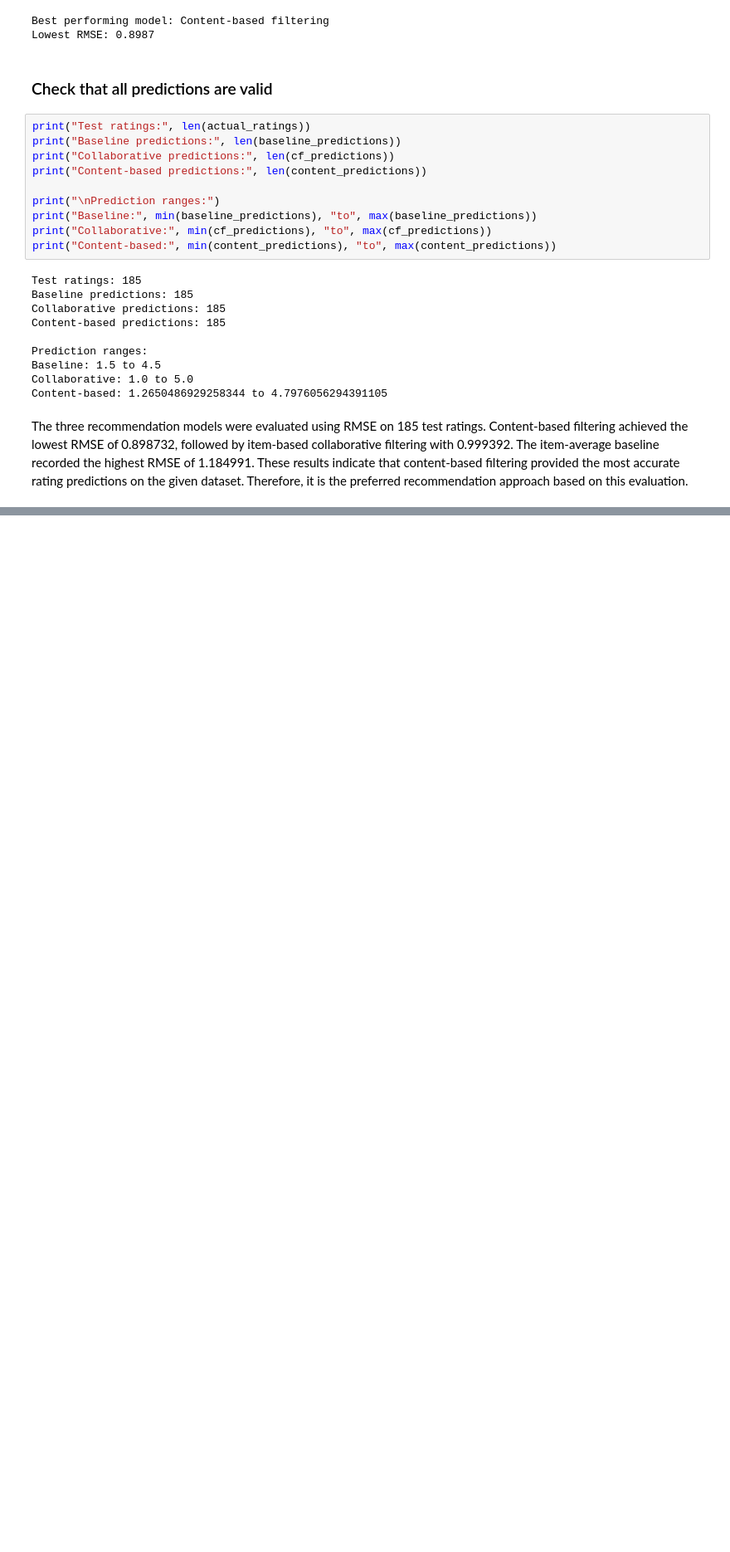
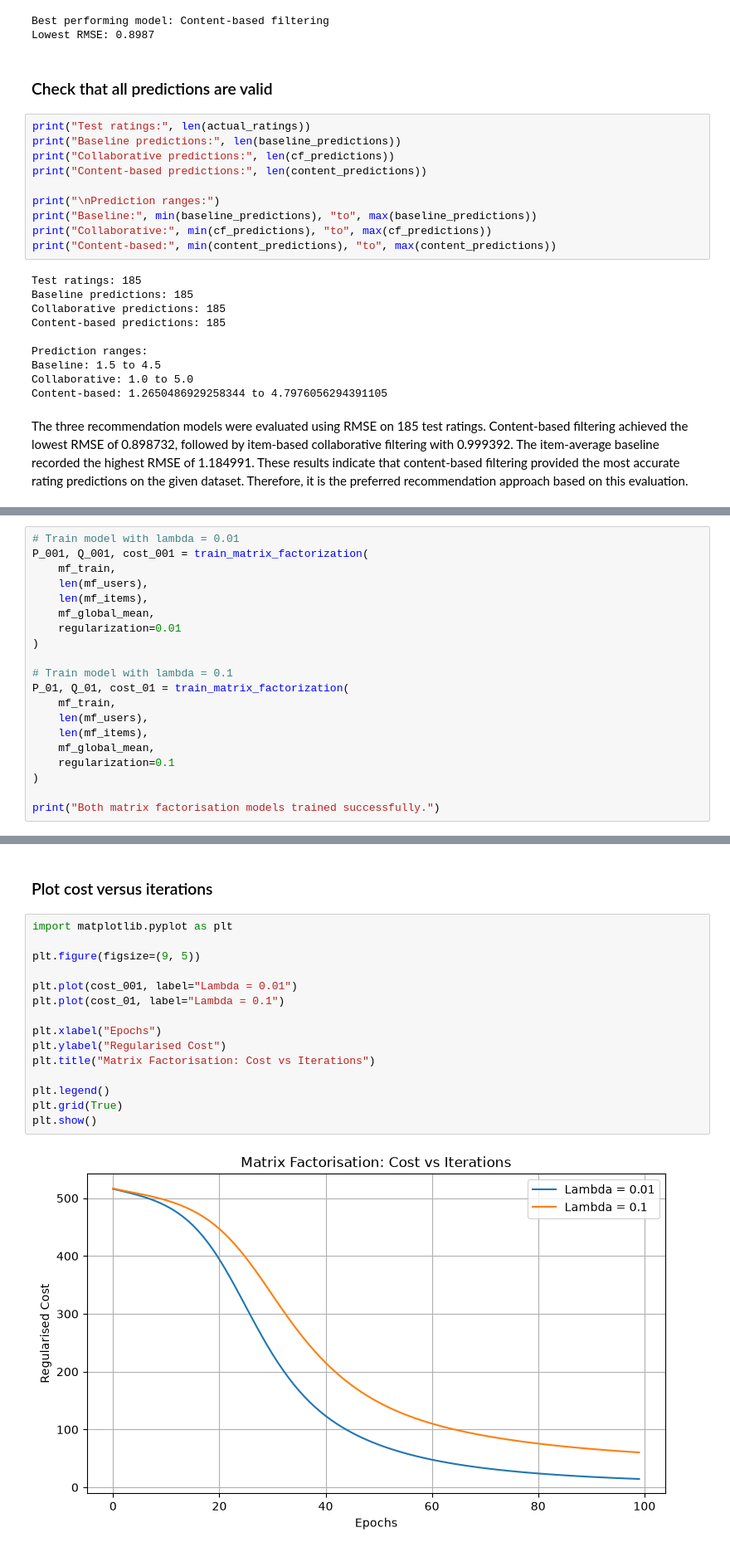
Before and after one commit to Xiao-Yan19/Homestay_Recommender_Project, a Jupyter notebook: main.ipynb, the cells around one changed output, grey strips where cells are left out. Shown at 83% size. Saved outputs shown, nothing was run; the diff lists cells and outputs as text; blank space fills up the shorter version.

```diff
--- a/main.ipynb
+++ b/main.ipynb
@@ -829,0 +960,20 @@ The three recommendation models were evaluated using RMSE on 185 test ratings. C
+# %%
+# Train model with lambda = 0.01
+P_001, Q_001, cost_001 = train_matrix_factorization(
+    mf_train,
+    len(mf_users),
+    len(mf_items),
+    mf_global_mean,
+    regularization=0.01
+)
+
+# Train model with lambda = 0.1
+P_01, Q_01, cost_01 = train_matrix_factorization(
+    mf_train,
+    len(mf_users),
+    len(mf_items),
+    mf_global_mean,
+    regularization=0.1
+)
+
+print("Both matrix factorisation models trained successfully.")
@@ -829,0 +982,19 @@ The three recommendation models were evaluated using RMSE on 185 test ratings. C
+# %% [markdown]
+### Plot cost versus iterations
+# %%
+import matplotlib.pyplot as plt
+
+plt.figure(figsize=(9, 5))
+
+plt.plot(cost_001, label="Lambda = 0.01")
+plt.plot(cost_01, label="Lambda = 0.1")
+
+plt.xlabel("Epochs")
+plt.ylabel("Regularised Cost")
+plt.title("Matrix Factorisation: Cost vs Iterations")
+
+plt.legend()
+plt.grid(True)
+plt.show()
+# %% [output]
+[figure, added]
```
Also changed, not shown: parts of 12 cells of this notebook.
